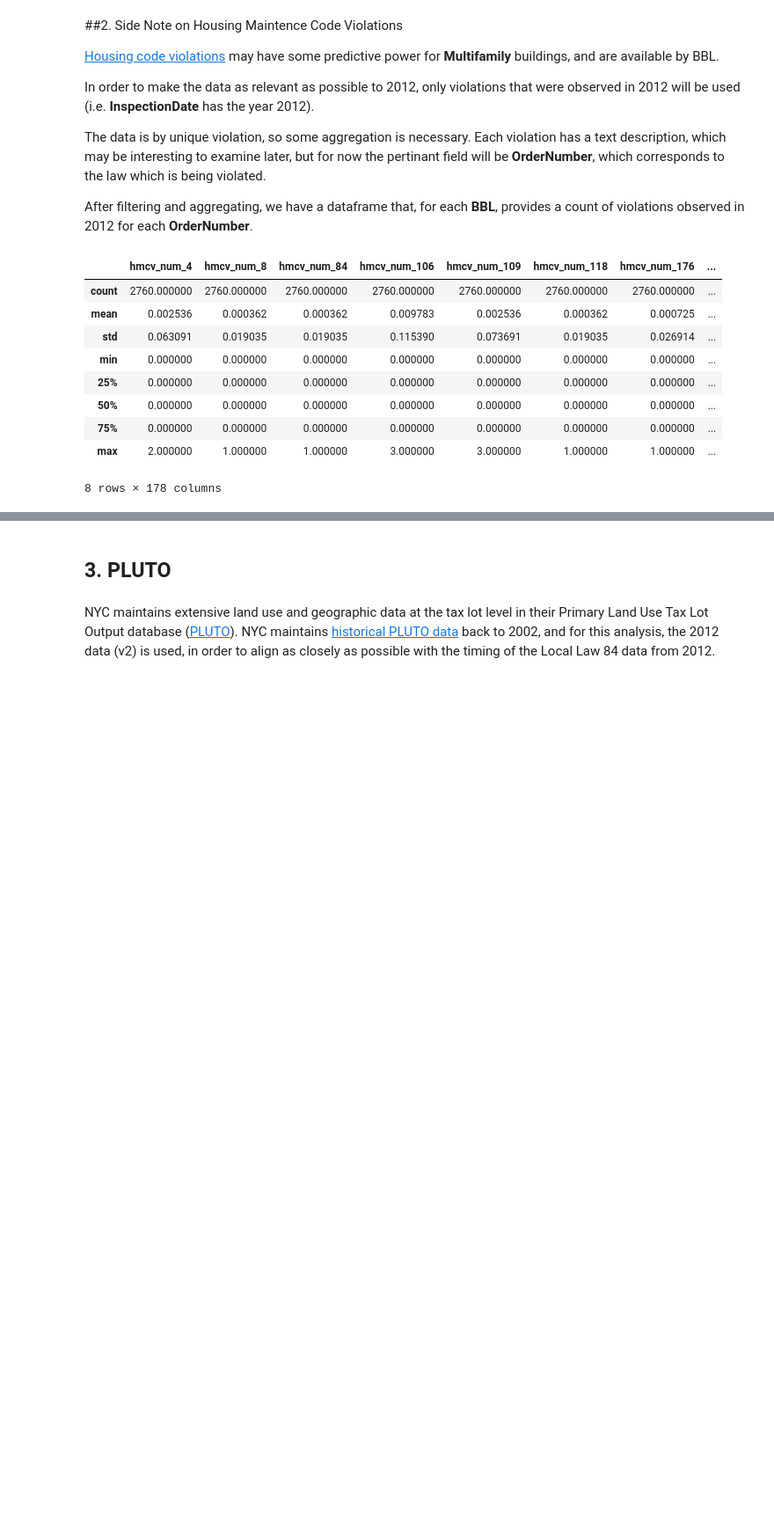
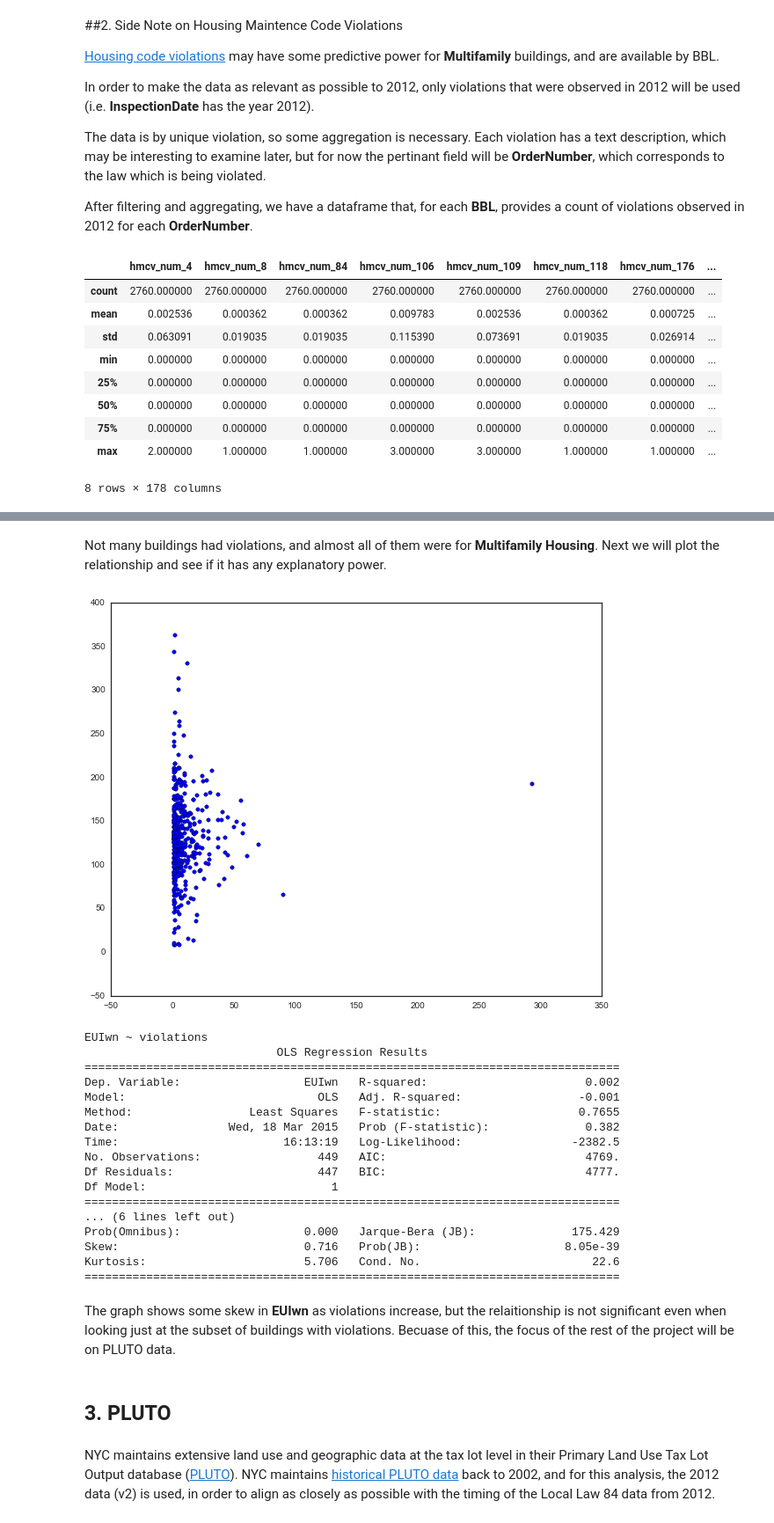
Before and after one commit to theolove/ga_project1_tlove, a Jupyter notebook: projects/Project 2/Project_2_tlove.ipynb, the cells around one changed output, grey strips where cells are left out. Shown: that part at 88% size. Drawn from its saved outputs; the diff is of its cells as text; code cells hidden in the pictures; blank space fills up the shorter version.

```diff
--- a/projects/Project 2/Project_2_tlove.ipynb
+++ b/projects/Project 2/Project_2_tlove.ipynb
@@ -184,6 +188,40 @@ Code Violation data merged: 195 features and 9731 observations.
 | Residence Hall/Dormitory | 0 | 0 | 0 | 0 | 0 | 0 | ... |
 | Senior Care Facility | 0 | 0 | 0 | 1 | 0 | 0 | ... |
 5 rows × 81 columns
+# %% [markdown]
+Not many buildings had violations, and almost all of them were for **Multifamily Housing**. Next we will plot the relationship and see if it has any explanatory power.
+# %%
+# plot the number of violations against the EUIwn
+bd_violations = bd[bd.violations > 0 ]
+plt.figure(figsize=(10, 8))
+plt.subplot(111)
+plt.scatter(bd_violations.violations, bd_violations.EUIwn,)
+plt.show()
+
+# show a quick regression
+lm = mltl.Linear()
+print lm.smf_linear(['violations'],'EUIwn', bd_violations).summary()
+# %% [output]
+[figure, added]
+EUIwn ~ violations
+                            OLS Regression Results
+==============================================================================
+Dep. Variable:                  EUIwn   R-squared:                       0.002
+Model:                            OLS   Adj. R-squared:                 -0.001
+Method:                 Least Squares   F-statistic:                    0.7655
+Date:                Wed, 18 Mar 2015   Prob (F-statistic):              0.382
+Time:                        16:13:19   Log-Likelihood:                -2382.5
+No. Observations:                 449   AIC:                             4769.
+Df Residuals:                     447   BIC:                             4777.
+Df Model:                           1
+==============================================================================
+... (6 lines left out)
+Prob(Omnibus):                  0.000   Jarque-Bera (JB):              175.429
+Skew:                           0.716   Prob(JB):                     8.05e-39
+Kurtosis:                       5.706   Cond. No.                         22.6
+==============================================================================
+# %% [markdown]
+The graph shows some skew in **EUIwn** as violations increase, but the relaitionship is not significant even when looking just at the subset of buildings with violations. Becuase of this, the focus of the rest of the project will be on PLUTO data.
 # %% [markdown]
 ## 3. PLUTO
 # %% [markdown]
```
Also changed, not shown: parts of 49 cells of this notebook, 2 other files.
